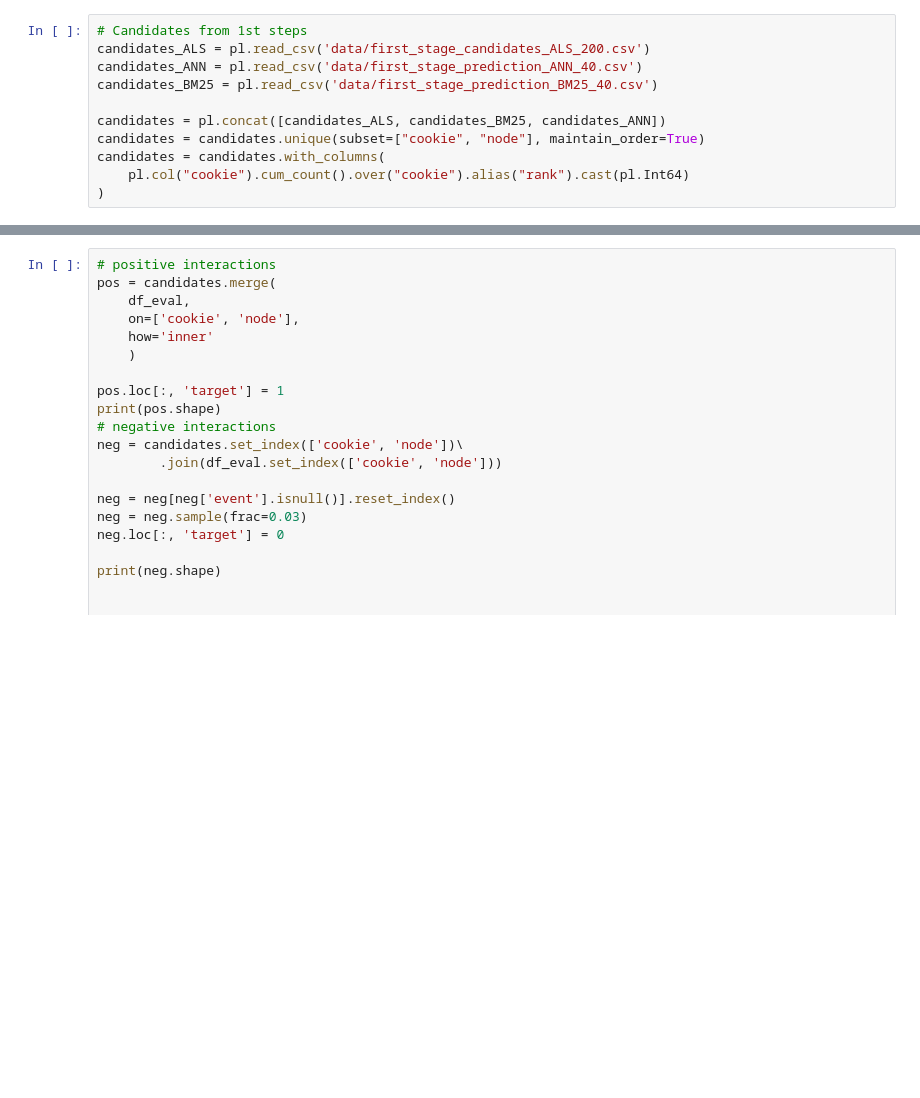
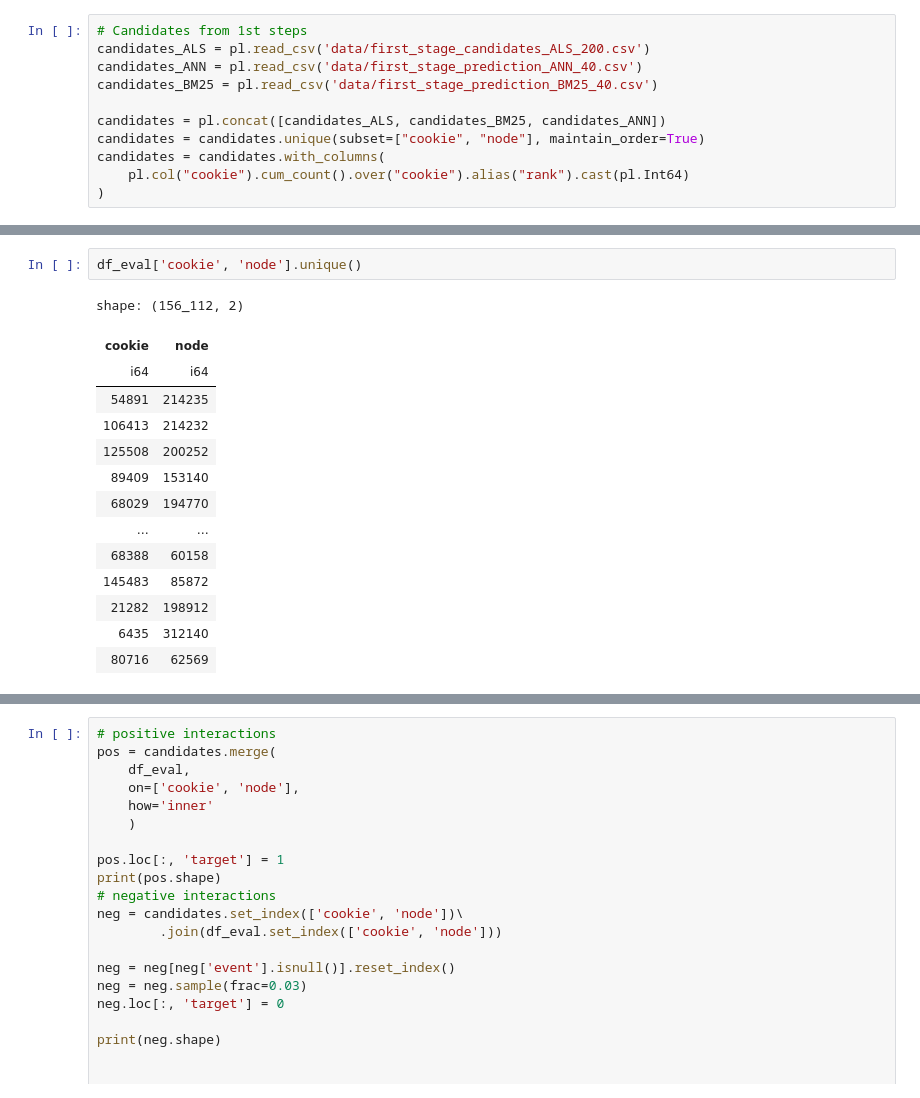
Before and after one commit to Lamantin12/avito-cup-2025-pers-recs, a Jupyter notebook: post_work_1_cross_validating.ipynb, the cells around one changed output, grey strips where cells are left out. Saved outputs shown, nothing was run; the diff lists cells and outputs as text; blank space fills up the shorter version.

```diff
--- a/post_work_1_cross_validating.ipynb
+++ b/post_work_1_cross_validating.ipynb
@@ -147,0 +194,17 @@ shape: (156_112, 3)
+# %%
+df_eval['cookie', 'node'].unique()
+# %% [output]
+shape: (156_112, 2)
+| cookie | node |
+| i64 | i64 |
+| 54891 | 214235 |
+| 106413 | 214232 |
+| 125508 | 200252 |
+| 89409 | 153140 |
+| 68029 | 194770 |
+| … | … |
+| 68388 | 60158 |
+| 145483 | 85872 |
+| 21282 | 198912 |
+| 6435 | 312140 |
+| 80716 | 62569 |
```
Also changed, not shown: parts of 10 cells of this notebook, 1 other file.
